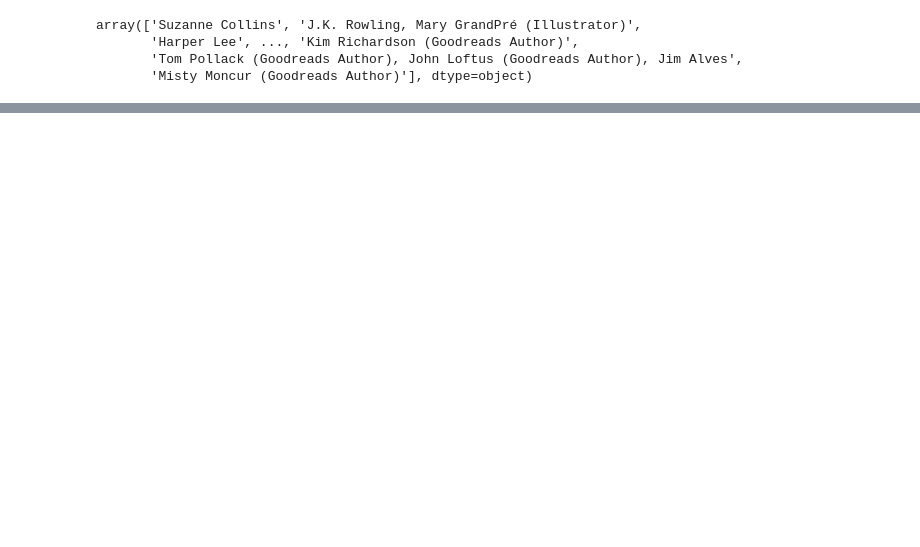
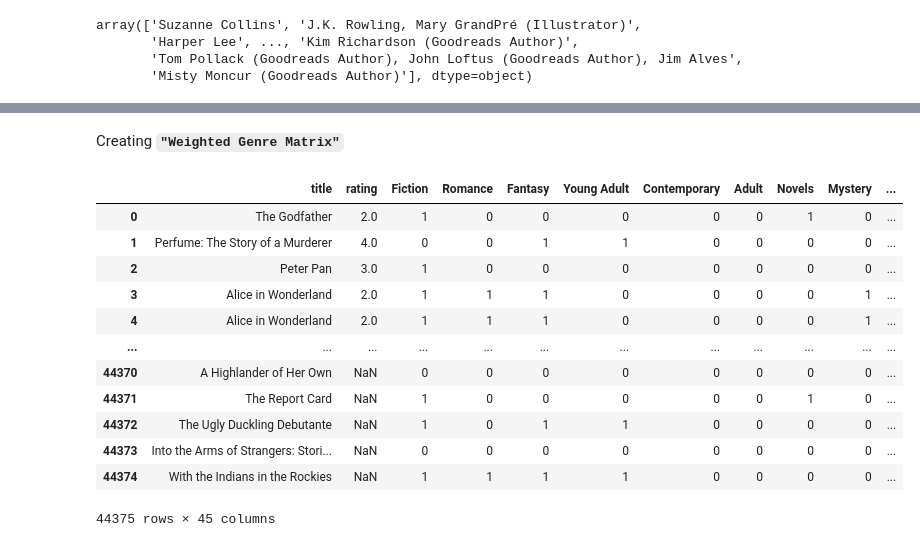
Before and after one commit to coisigna/dsb_p3_book_recommender, a Jupyter notebook: ipynbs/Book recomender.ipynb, the cells around one changed output, grey strips where cells are left out. Cells and saved outputs as stored; diff of their text form; code cells hidden in the pictures; blank space fills up the shorter version.

```diff
--- a/ipynbs/Book recomender.ipynb
+++ b/ipynbs/Book recomender.ipynb
@@ -315,0 +478,12 @@ set(unique_series)
+# %%
+l_pages = list()
+
+for i in df_analysis["pages"]:
+        if i < 200:
+            l_pages.append("short")
+        elif 200 <= i < 500:
+            l_pages.append("medium")
+        elif i >= 500:
+            l_pages.append("large")
+        else:
+            l_pages.append(np.nan)
@@ -315,0 +510,8 @@ set(unique_series)
+# %%
+df_analysis["pages"] = l_pages
+# %%
+df_pages = pd.DataFrame()
+df_pages["title"] = df_analysis["title"]
+df_pages["short"] = [1 if i == "short" else 0 for i in l_pages]
+df_pages["medium"] = [1 if i == "medium" else 0 for i in l_pages]
+df_pages["large"] = [1 if i == "large" else 0 for i in l_pages]
@@ -315,0 +559,9 @@ set(unique_series)
+# %%
+# Simulating user´s input
+
+df_user_input = pd.DataFrame()
+
+df_user_input["title"] = ['The Godfather', 'Perfume: The Story of a Murderer',
+       'Peter Pan','Alice in Wonderland', 'Fifty Shades of Grey',
+       'The Boy in the Striped Pajamas',"Kafka on the Shore","American Psycho"]
+df_user_input["rating"] =[2,4,3,2,1,2,6,8]
@@ -315,0 +596,24 @@ set(unique_series)
+# %% [markdown]
+Creating **`"Weighted Genre Matrix"`**
+# %%
+df_user_weights = pd.merge(left=df_user_input, right=df_generos_peliculas, how="outer", on="title")
+
+# *
+df_user_weights = pd.merge(left=df_user_weights, right=df_pages, how="inner", on="title")
+# When we merge those, number of rows increments in 3000, need to be fixed
+
+df_user_weights
+# %% [output]
+|  | title | rating | Fiction | Romance | Fantasy | Young Adult | Contemporary | Adult | Novels | Mystery | ... |
+| 0 | The Godfather | 2.0 | 1 | 0 | 0 | 0 | 0 | 0 | 1 | 0 | ... |
+| 1 | Perfume: The Story of a Murderer | 4.0 | 0 | 0 | 1 | 1 | 0 | 0 | 0 | 0 | ... |
+| 2 | Peter Pan | 3.0 | 1 | 0 | 0 | 0 | 0 | 0 | 0 | 0 | ... |
+| 3 | Alice in Wonderland | 2.0 | 1 | 1 | 1 | 0 | 0 | 0 | 0 | 1 | ... |
+| 4 | Alice in Wonderland | 2.0 | 1 | 1 | 1 | 0 | 0 | 0 | 0 | 1 | ... |
+| ... | ... | ... | ... | ... | ... | ... | ... | ... | ... | ... | ... |
+| 44370 | A Highlander of Her Own | NaN | 0 | 0 | 0 | 0 | 0 | 0 | 0 | 0 | ... |
+| 44371 | The Report Card | NaN | 1 | 0 | 0 | 0 | 0 | 0 | 1 | 0 | ... |
+| 44372 | The Ugly Duckling Debutante | NaN | 1 | 0 | 1 | 1 | 0 | 0 | 0 | 0 | ... |
+| 44373 | Into the Arms of Strangers: Stori... | NaN | 0 | 0 | 0 | 0 | 0 | 0 | 0 | 0 | ... |
+| 44374 | With the Indians in the Rockies | NaN | 1 | 1 | 1 | 1 | 0 | 0 | 0 | 0 | ... |
+44375 rows × 45 columns
```
Also changed, not shown: parts of 43 cells of this notebook.
